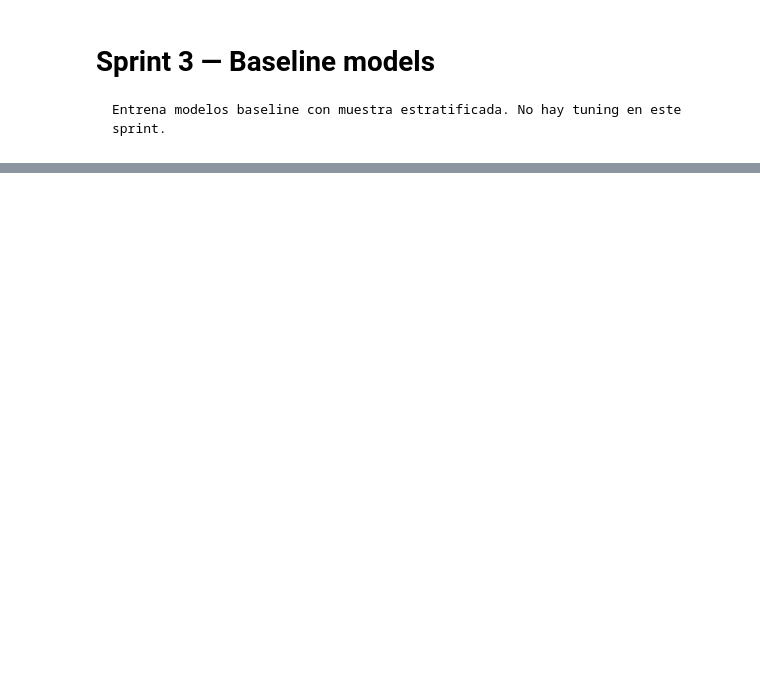
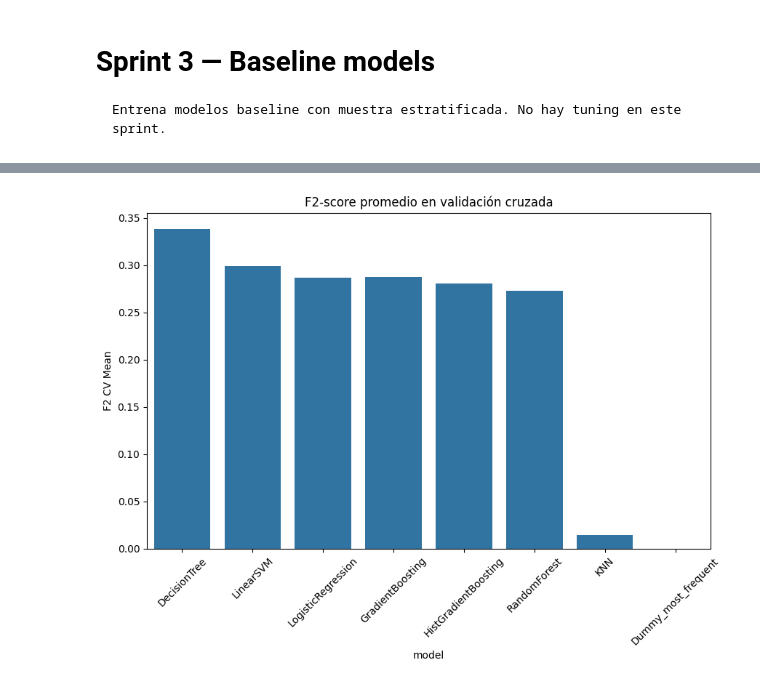
Before and after one commit to pucp-datanalytics/dp261-g1, a Jupyter notebook: notebooks/08_baseline_models.ipynb, the cells around one changed output, grey strips where cells are left out. Cells and saved outputs as stored; diff of their text form; code cells hidden in the pictures; blank space fills up the shorter version.

```diff
--- a/notebooks/08_baseline_models.ipynb
+++ b/notebooks/08_baseline_models.ipynb
@@ -51,0 +99,16 @@ results.to_csv(REPORTS_DIR / 'baseline_cv_results.csv', index=False)
+# %%
+plt.figure(figsize=(10,6))
+
+sns.barplot(
+    data=results,
+    x='model',
+    y='f2_cv_mean'
+)
+
+plt.xticks(rotation=45)
+plt.title('F2-score promedio en validación cruzada')
+plt.ylabel('F2 CV Mean')
+
+plt.show()
+# %% [output]
+[figure, added]
```
Also changed, not shown: parts of 6 cells of this notebook, 8 other files.
